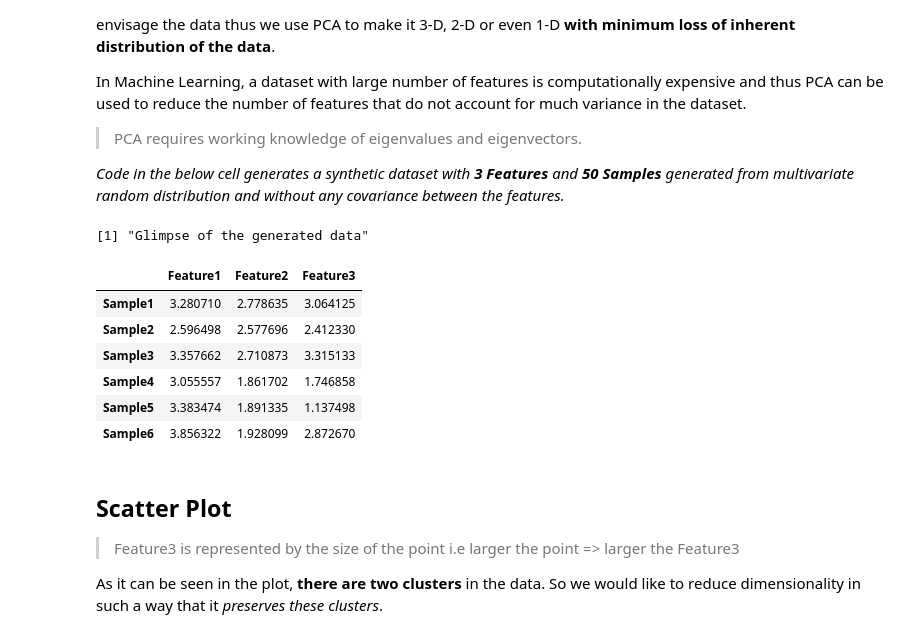
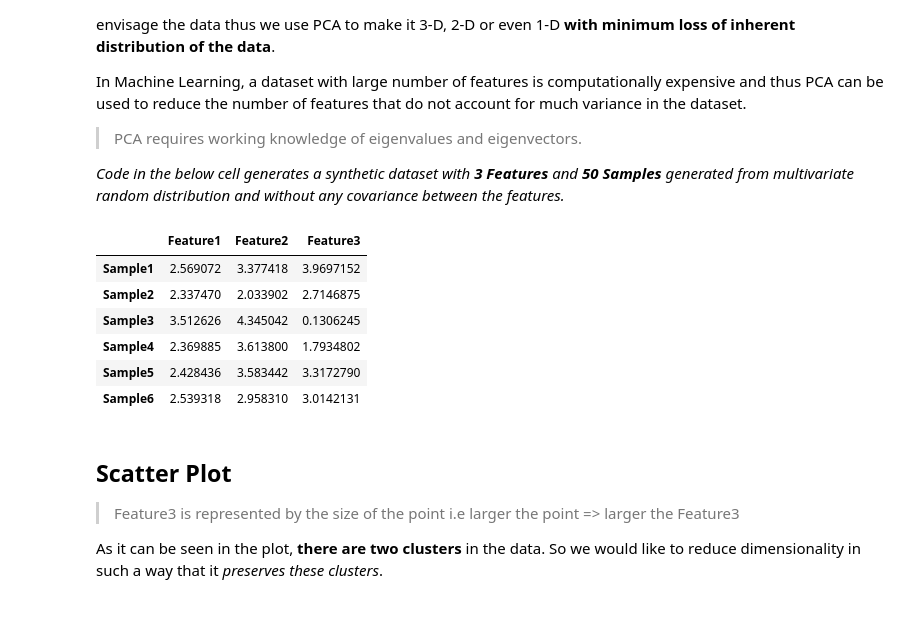
Before and after one commit to ashudva/KED, a Jupyter notebook: _notebooks/2021-09-10-PCA.ipynb, the cells around one changed output. Cells and saved outputs as stored; diff of their text form; code cells hidden in the pictures.

```diff
--- a/_notebooks/2021-09-10-PCA.ipynb
+++ b/_notebooks/2021-09-10-PCA.ipynb
@@ -39,34 +39,33 @@ In Machine Learning, a dataset with large number of features is computationally
 *Code in the below cell generates a synthetic dataset with **3 Features** and **50 Samples** generated from multivariate random distribution and without any covariance between the features.*
 # %%
 # collapse
+options(warn=-1)
 library(repr)
 library(MASS)
 library(ggplot2)
 library(ggthemes)
 library(ggrepel)
 library('Cairo')
 CairoWin()
 
 nsamples <- 50
 nfeatures <- 3
 data <- matrix(nrow = nsamples, ncol = nfeatures)
 colnames(data) <- paste("Feature", 1:nfeatures, sep = "")
 rownames(data) <- paste("Sample", 1:nsamples, sep = "")
 
 # Create
 data[1:25,] = mvrnorm(n = 25, mu = c(3,3,3), Sigma = diag(3))
 data[26:50,] = mvrnorm(n = 25, mu = c(-3,-3,-3), Sigma = diag(3))
-print("Glimpse of the generated data")
 head(data)
 # %% [output]
-[1] "Glimpse of the generated data"
 |  | Feature1 | Feature2 | Feature3 |
-| Sample1 | 3.280710 | 2.778635 | 3.064125 |
-| Sample2 | 2.596498 | 2.577696 | 2.412330 |
-| Sample3 | 3.357662 | 2.710873 | 3.315133 |
-| Sample4 | 3.055557 | 1.861702 | 1.746858 |
-| Sample5 | 3.383474 | 1.891335 | 1.137498 |
-| Sample6 | 3.856322 | 1.928099 | 2.872670 |
+| Sample1 | 2.569072 | 3.377418 | 3.9697152 |
+| Sample2 | 2.337470 | 2.033902 | 2.7146875 |
+| Sample3 | 3.512626 | 4.345042 | 0.1306245 |
+| Sample4 | 2.369885 | 3.613800 | 1.7934802 |
+| Sample5 | 2.428436 | 3.583442 | 3.3172790 |
+| Sample6 | 2.539318 | 2.958310 | 3.0142131 |
 # %% [markdown]
 ## Scatter Plot
 > Feature3 is represented by the size of the point i.e larger the point => larger the Feature3
```
Also changed, not shown: parts of 6 cells of this notebook, 1 other file.
